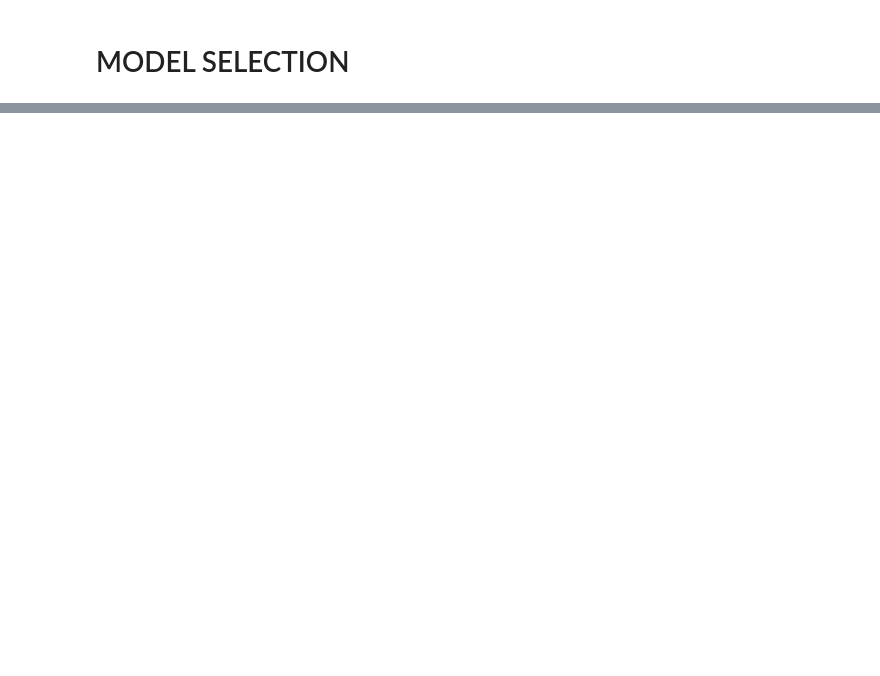
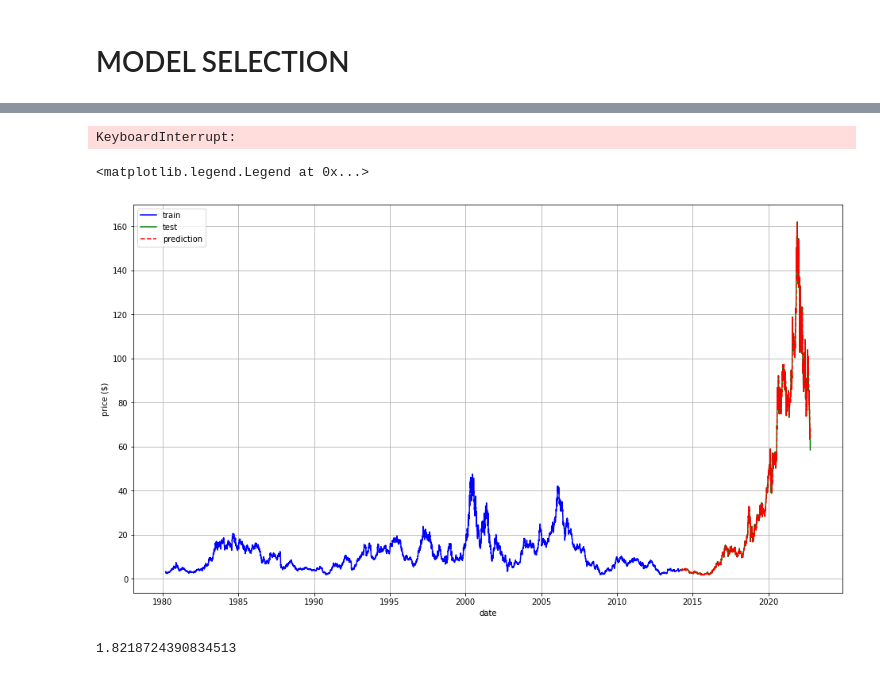
Before and after one commit to RAZMOKEUR/StockPricePrediction, a Jupyter notebook: server/AI.ipynb, the cells around one changed output, grey strips where cells are left out. Cells and saved outputs as stored; diff of their text form; code cells hidden in the pictures; blank space fills up the shorter version.

```diff
--- a/server/AI.ipynb
+++ b/server/AI.ipynb
@@ -110,6 +160,9 @@ test_ds = test[size:]
 # %%
 from statsmodels.tsa.arima.model import ARIMA
 
-model = ARIMA(order=())
 
-model.fit()
+model = ARIMA(test,order=(1,1,1))
+
+res = model.fit()
+
+res.summary()
@@ -115,0 +188,3 @@ model.fit()
+# %%
+prediction = res.predict(start='2014-04-01')
+prediction
@@ -115,0 +205,39 @@ model.fit()
+# %%
+history = [x for x in train_ds]
+model_predictions = []
+N_test_observations = len(test_ds)
+for time_point in range(N_test_observations):
+    model = ARIMA(history, order=(1,1,1))
+    model_fit = model.fit()
+    output = model_fit.forecast()
+    yhat = output[0]
+    model_predictions.append(yhat)
+    true_test_value = test_ds[time_point]
+    history.append(true_test_value)
+
+MSE_error = mean_squared_error(test_ds, model_predictions,squared=False)
+print('Root Mean Squared Error is {}'.format(MSE_error))
+# %% [output]
+KeyboardInterrupt:
+# %%
+plt.figure(figsize=(16,9))
+plt.plot(train_ds,c='blue',label='train')
+plt.plot(test_ds,c='green',label='test')
+plt.plot(prediction,c='red',label='prediction',linestyle='dashed')
+plt.xlabel('date')
+plt.ylabel('price ($)')
+plt.grid()
+
+plt.legend()
+# %% [output]
+<matplotlib.legend.Legend at 0x...>
+[figure, added]
+# %%
+# model evaluation
+
+from sklearn.metrics import mean_squared_error
+
+rmse = mean_squared_error(test_ds[0:len(prediction)],prediction,squared=False)
+print(rmse)
+# %% [output]
+1.8218724390834513
```
Also changed, not shown: parts of 9 cells of this notebook, 4 other files.
